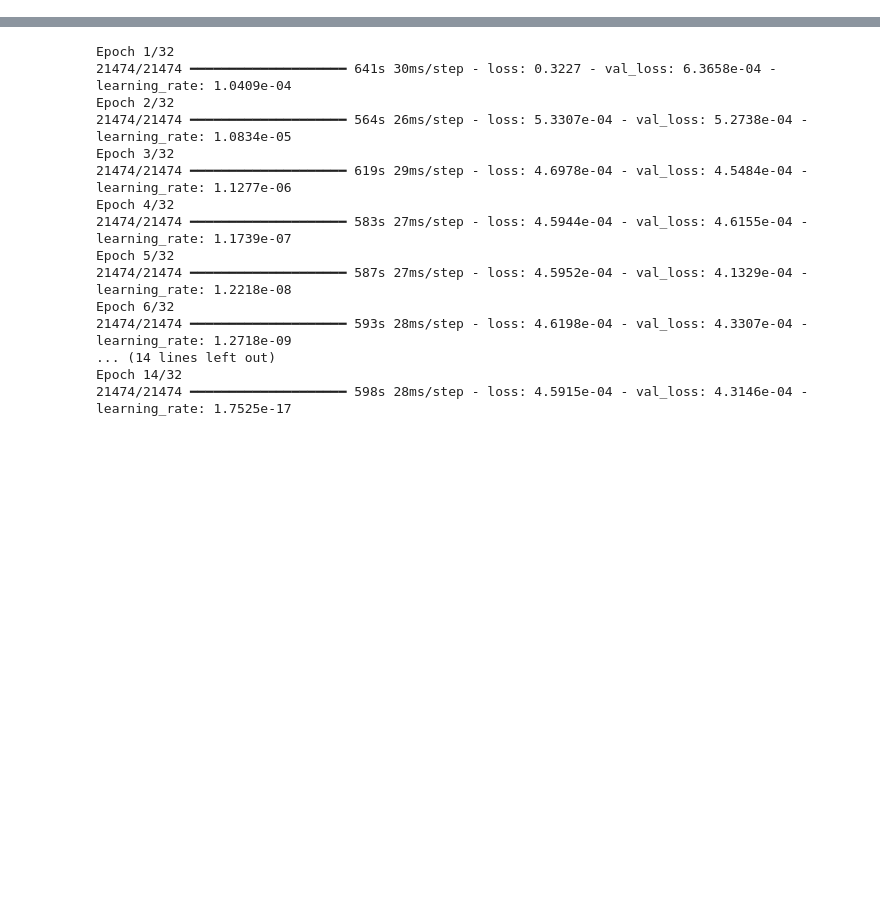
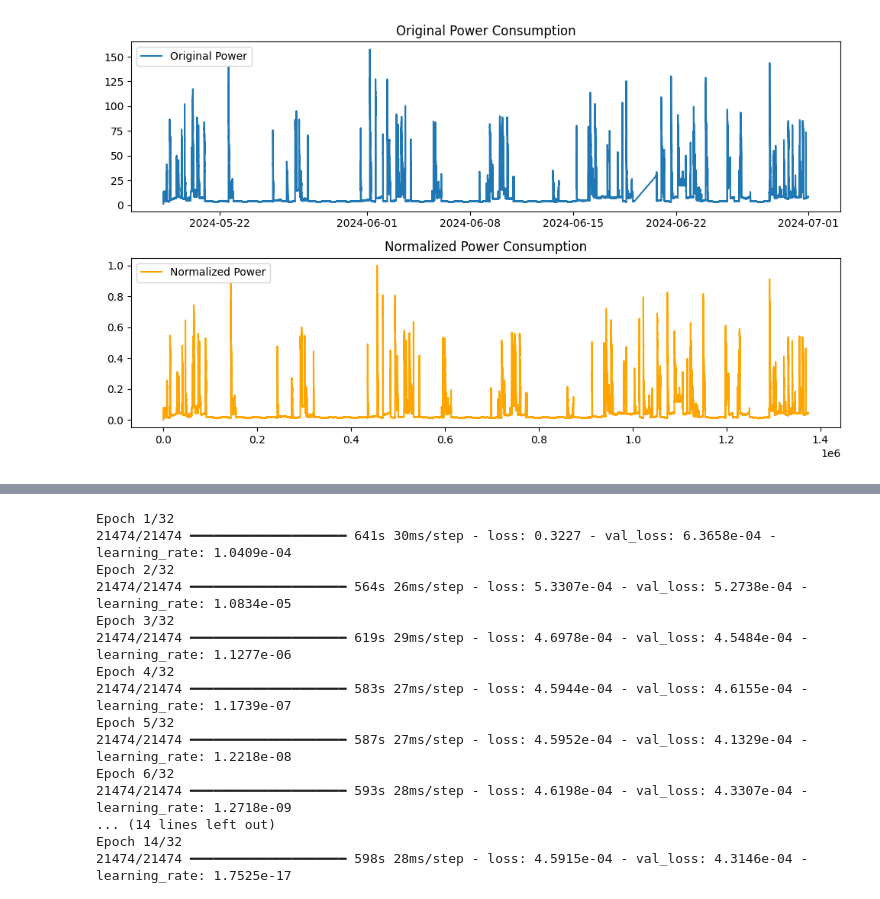
Before and after one commit to daffakurnia11/final-project-lstm, a Jupyter notebook: new-sensor3.ipynb, the cells around one changed output, grey strips where cells are left out. Cells and saved outputs as stored; diff of their text form; code cells hidden in the pictures; blank space fills up the shorter version.

```diff
--- a/new-sensor3.ipynb
+++ b/new-sensor3.ipynb
@@ -35,0 +50,8 @@ test_data.set_index("created_at", inplace=True)
+# %%
+train_data.index = train_data.index.tz_localize(None)
+
+sample_data = train_data.sample(n=15)
+
+sample_data.to_excel(f"{dataset_folder}/{sensor_name}_sample_data.xlsx", index=True)
+
+print(f"Sample dataset saved as {sensor_name}_sample_data.xlsx")
@@ -42,3 +72,19 @@ scaler = MinMaxScaler(feature_range=(0, 1))
 train_data_scaled = scaler.fit_transform(train_data)
 val_data_scaled = scaler.transform(val_data)
 test_data_scaled = scaler.transform(test_data)
+# %%
+plt.figure(figsize=(10, 6))
+plt.subplot(2, 1, 1)
+plt.plot(train_data['power'], label='Original Power')
+plt.title('Original Power Consumption')
+plt.legend()
+
+plt.subplot(2, 1, 2)
+plt.plot(train_data_scaled, label='Normalized Power', color='orange')
+plt.title('Normalized Power Consumption')
+plt.legend()
+
+plt.tight_layout()
+plt.show()
+# %% [output]
+[figure, added]
```
Also changed, not shown: parts of 19 cells of this notebook, 6 other files.
